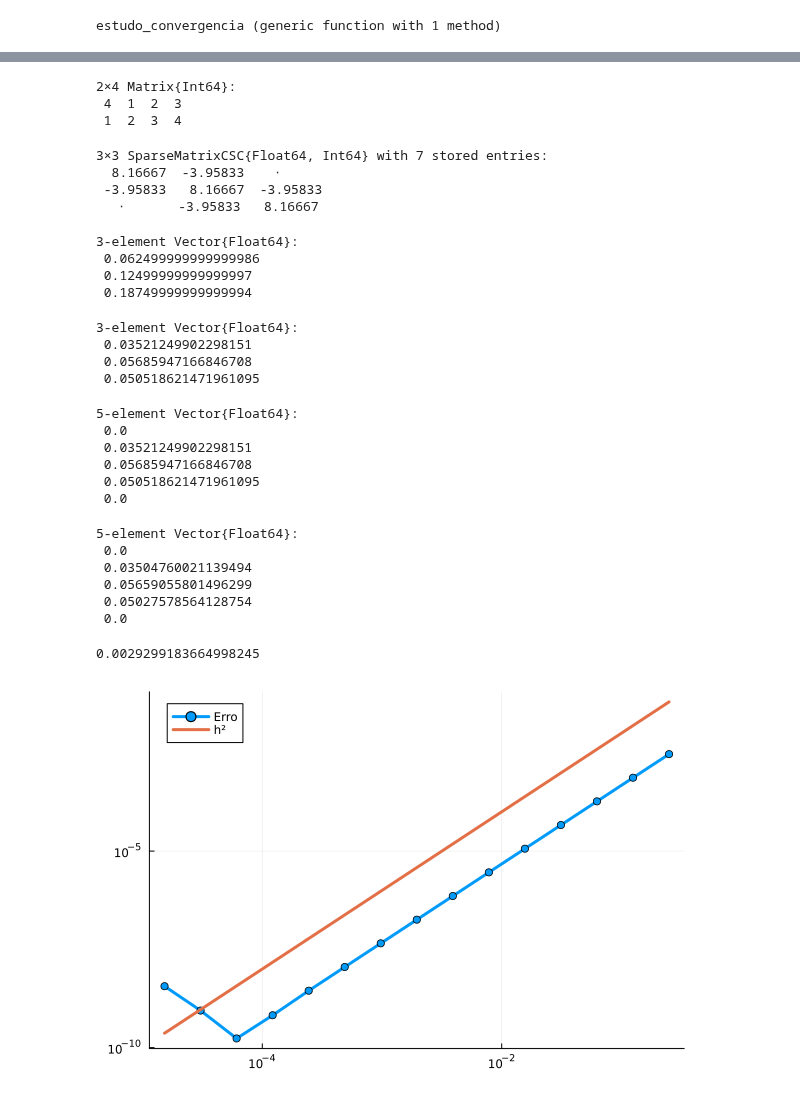
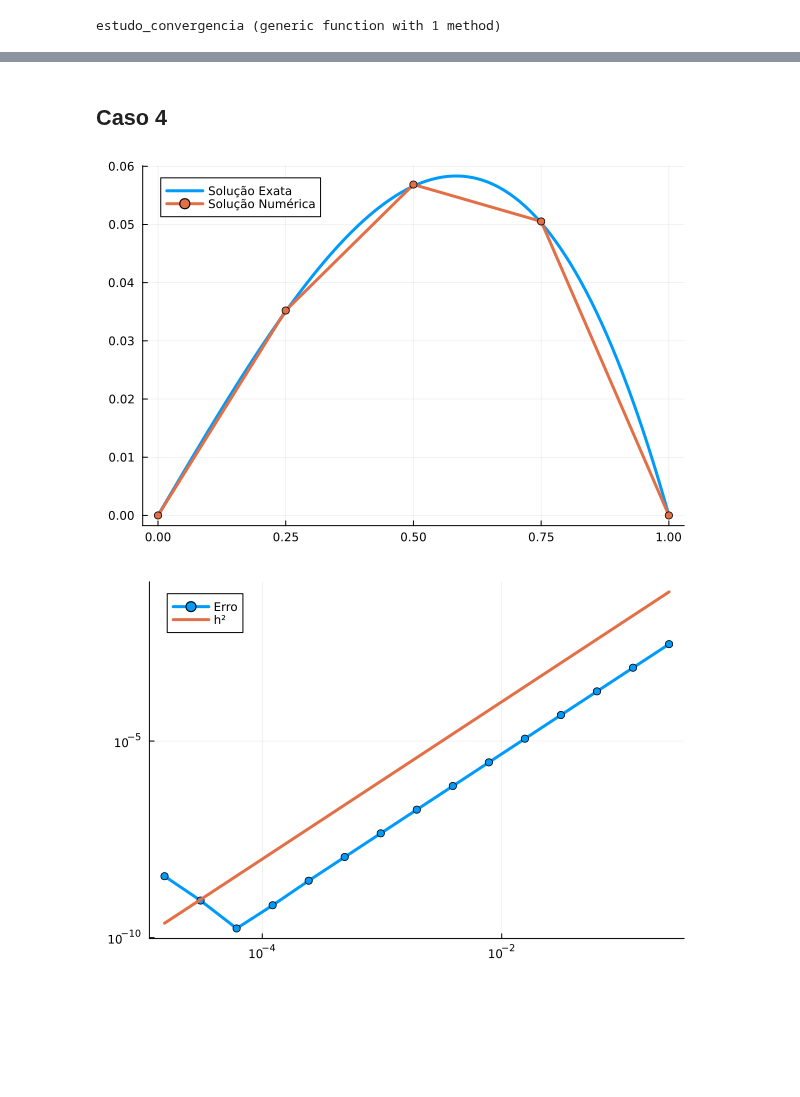
Before and after one commit to CarlosEduardoValladares/Elementos-Finitos-2024.2, a Jupyter notebook: elementos_finitos_02.ipynb, the cells around one changed output, grey strips where cells are left out. Drawn from its saved outputs; the diff is of its cells as text; code cells hidden in the pictures; blank space fills up the shorter version.

```diff
--- a/elementos_finitos_02.ipynb
+++ b/elementos_finitos_02.ipynb
@@ -226,63 +326,25 @@ estudo_convergencia (generic function with 1 method)
+# %% [markdown]
+## Caso 4
 # %%
 α = 1.0
 β = 1.0
 ne = 4
 
 LG = monta_LG(ne)
 EQ = monta_EQ(ne)
 
 EQoLG = EQ[LG]
-display(EQoLG)
 
 K = monta_K_global(α, β, ne, EQoLG)
-display(K)
-
 F = monta_F_global(f4, α, β, ne, EQoLG)
-display(F)
 
 c = K\F
-display(c)
+uh = monta_uh(c)
 
-uh = monta_uh(c)
-display(uh)
+plot_exact_and_numerical(ne, u4, uh, true)
 
-display(u4.(get_point.(0:ne, ne-1)))
-
-erro_L2(u4, uh, ne)
+n_testes = 16
+estudo_convergencia(n_testes, f4, u4, α, β)
 # %% [output]
-2×4 Matrix{Int64}:
- 4  1  2  3
- 1  2  3  4
-3×3 SparseMatrixCSC{Float64, Int64} with 7 stored entries:
-  8.16667  -3.95833    ⋅
- -3.95833   8.16667  -3.95833
-   ⋅       -3.95833   8.16667
-3-element Vector{Float64}:
- 0.062499999999999986
- 0.12499999999999997
- 0.18749999999999994
-3-element Vector{Float64}:
- 0.03521249902298151
- 0.05685947166846708
- 0.050518621471961095
-5-element Vector{Float64}:
- 0.0
- 0.03521249902298151
- 0.05685947166846708
- 0.050518621471961095
- 0.0
-5-element Vector{Float64}:
- 0.0
- 0.03504760021139494
- 0.05659055801496299
- 0.05027578564128754
- 0.0
-0.0029299183664998245
+[figure, added]
+[figure, added]
-# %%
-α = 1.0
-β = 1.0
-
-n_testes = 16
-estudo_convergencia(n_testes, f4, u4, α, β)
-# %% [output]
-[figure, removed]
```
Also changed, not shown: parts of 17 cells of this notebook.
